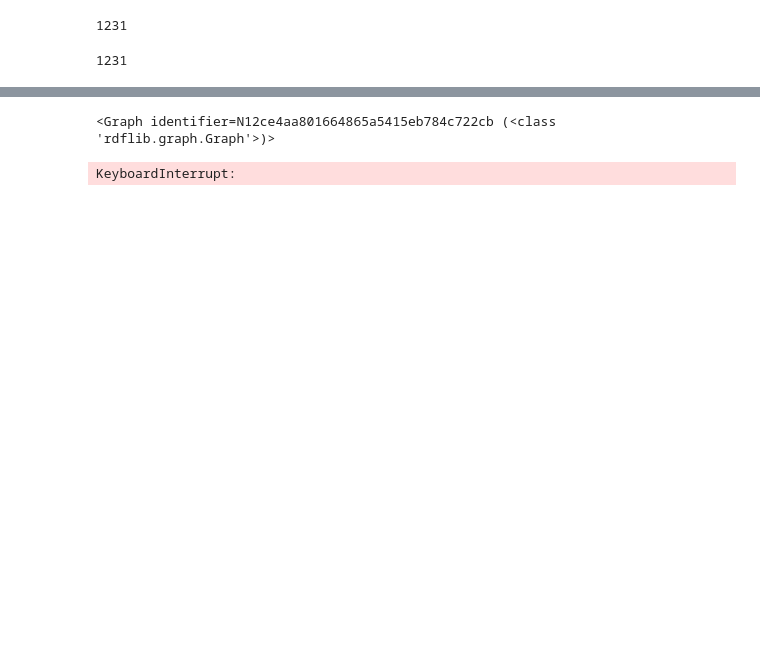
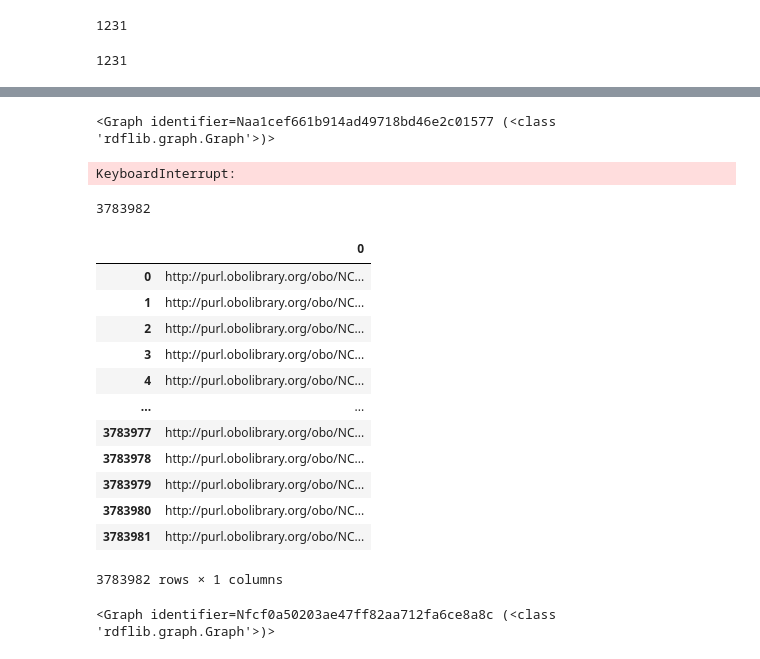
Before and after one commit to ludd00/thesis-KgM, a Jupyter notebook: trainTestSplit.ipynb, the cells around one changed output, grey strips where cells are left out. Drawn from its saved outputs; the diff is of its cells as text; code cells hidden in the pictures; blank space fills up the shorter version.

Commit message:
Train/test split difference

```diff
--- a/trainTestSplit.ipynb
+++ b/trainTestSplit.ipynb
@@ -168,4 +136,30 @@ len(g)
 # %%
-g.serialize(destination="train_data_from_spaqrl.ttl")
+g.serialize(destination="train_data_from_spaqrl_onlysub.ttl")
 # %% [output]
-<Graph identifier=N12ce4aa801664865a5415eb784c722cb (<class 'rdflib.graph.Graph'>)>
+<Graph identifier=Naa1cef661b914ad49718bd46e2c01577 (<class 'rdflib.graph.Graph'>)>
+# %%
+g = Graph()
+
+g.parse("train_data_from_spaqrl_onlysub.ttl")
+# %% [output]
+KeyboardInterrupt:
+# %%
+q = """
+SELECT ?s ?p ?o
+{
+    ?s ?p ?o
+}
+"""
+
+gq = g.query(q)
+
+
+train_taxons = []
+
+for row in gq:
+    if (row.s[0:40] == "http://purl.obolibrary.org/obo/NCBITaxon"):
+        train_taxons.append(rdflib.term.URIRef(row.s))
+
+print(len(train_taxons))
+# %% [output]
+3783982
@@ -172,5 +174,24 @@ g.serialize(destination="train_data_from_spaqrl.ttl")
+# %%
+df = pd.read_csv("train_taxonst_second_try.tsv", lineterminator = ",", header=None)
+# %%
+df
+# %% [output]
+|  | 0 |
+| 0 | http://purl.obolibrary.org/obo/NC... |
+| 1 | http://purl.obolibrary.org/obo/NC... |
+| 2 | http://purl.obolibrary.org/obo/NC... |
+| 3 | http://purl.obolibrary.org/obo/NC... |
+| 4 | http://purl.obolibrary.org/obo/NC... |
+| ... | ... |
+| 3783977 | http://purl.obolibrary.org/obo/NC... |
+| 3783978 | http://purl.obolibrary.org/obo/NC... |
+| 3783979 | http://purl.obolibrary.org/obo/NC... |
+| 3783980 | http://purl.obolibrary.org/obo/NC... |
+| 3783981 | http://purl.obolibrary.org/obo/NC... |
+3783982 rows × 1 columns
 # %%
 new_g = Graph()
-new_g.parse("../FINAL/kg-microbe_wo_dupes.ttl")
+
+new_g.parse("kg-mic.ttl")
 # %% [output]
-KeyboardInterrupt:
+<Graph identifier=Nfcf0a50203ae47ff82aa712fa6ce8a8c (<class 'rdflib.graph.Graph'>)>
```
Also changed, not shown: parts of 20 cells of this notebook.
